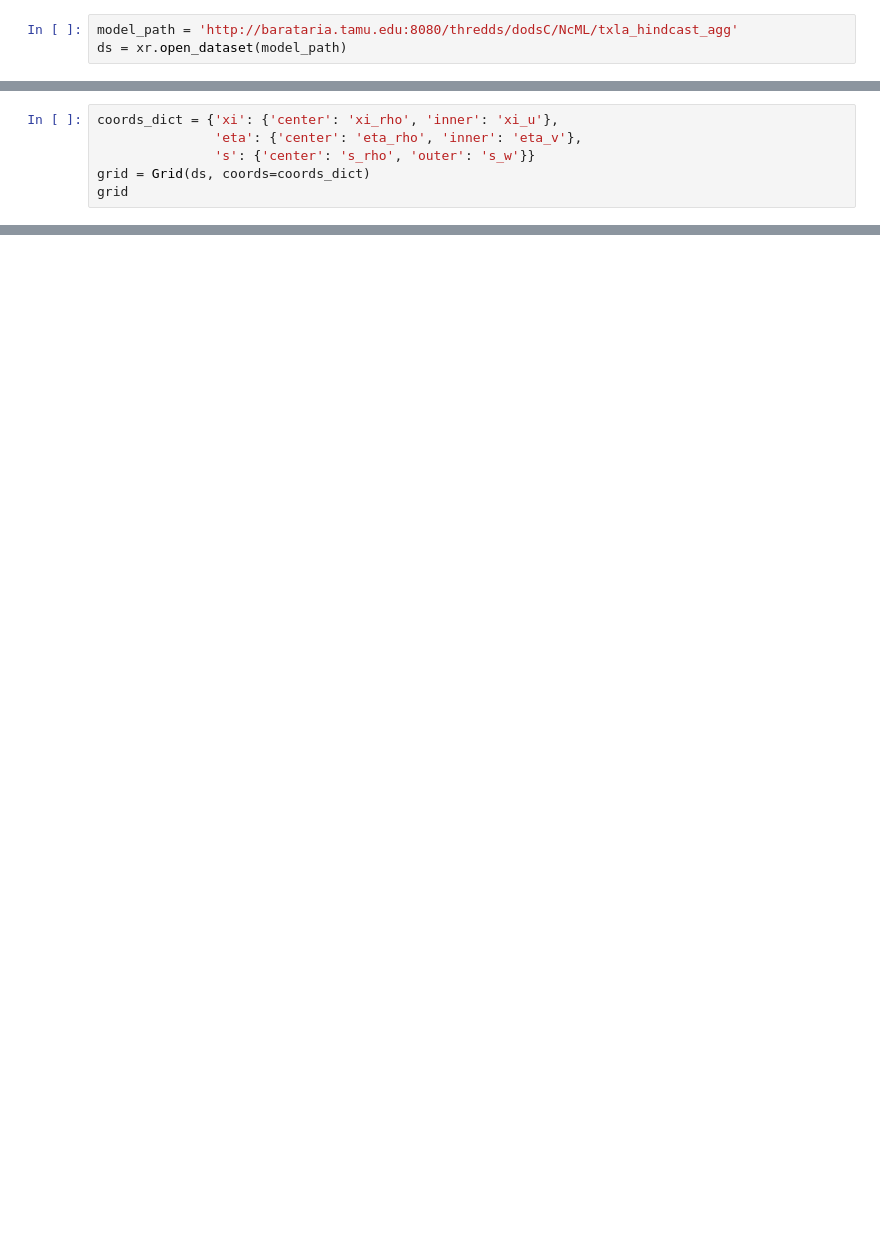
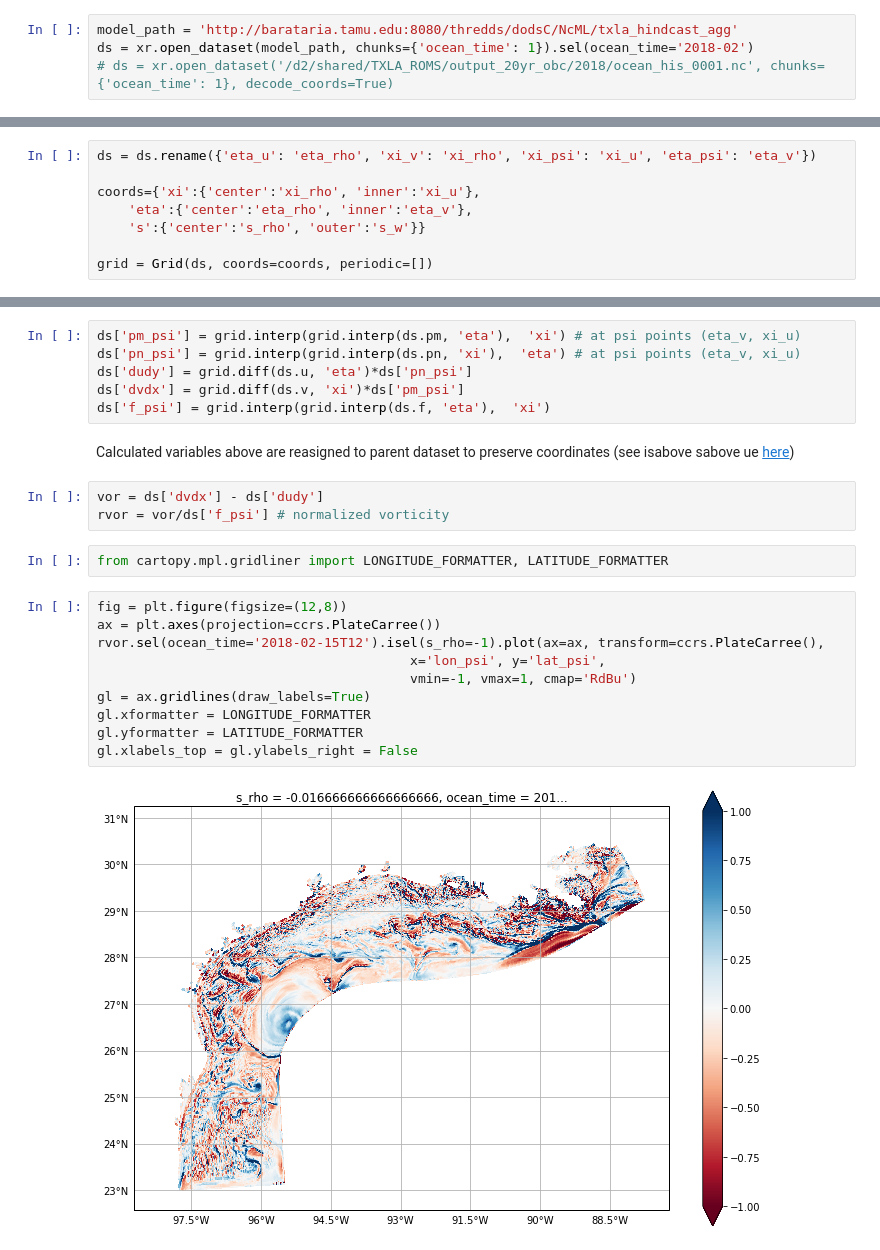
Before and after one commit to vrx-/notebooks, a Jupyter notebook: xgcm/xgcm_roms.ipynb, the cells around one changed output, grey strips where cells are left out. Cells and saved outputs as stored; diff of their text form; blank space fills up the shorter version.

Commit message:
including coordinates

```diff
--- a/xgcm/xgcm_roms.ipynb
+++ b/xgcm/xgcm_roms.ipynb
@@ -10,3 +9,4 @@ from IPython.core.display import SVG, HTML
 # %%
 model_path = 'http://barataria.tamu.edu:8080/thredds/dodsC/NcML/txla_hindcast_agg'
-ds = xr.open_dataset(model_path)
+ds = xr.open_dataset(model_path, chunks={'ocean_time': 1}).sel(ocean_time='2018-02')
+# ds = xr.open_dataset('/d2/shared/TXLA_ROMS/output_20yr_obc/2018/ocean_his_0001.nc', chunks={'ocean_time': 1}, decode_coords=True)
@@ -50,6 +37,8 @@ ds = rename_redundant_dim(ds, rename_dict);
 # %%
-coords_dict = {'xi': {'center': 'xi_rho', 'inner': 'xi_u'},
-               'eta': {'center': 'eta_rho', 'inner': 'eta_v'},
-               's': {'center': 's_rho', 'outer': 's_w'}}
-grid = Grid(ds, coords=coords_dict)
-grid
+ds = ds.rename({'eta_u': 'eta_rho', 'xi_v': 'xi_rho', 'xi_psi': 'xi_u', 'eta_psi': 'eta_v'})
+
+coords={'xi':{'center':'xi_rho', 'inner':'xi_u'},
+    'eta':{'center':'eta_rho', 'inner':'eta_v'},
+    's':{'center':'s_rho', 'outer':'s_w'}}
+
+grid = Grid(ds, coords=coords, periodic=[])
@@ -128,0 +61,25 @@ array([[[-17.180014, -16.964424, ...,   6.791047,   6.938031],
+# %%
+ds['pm_psi'] = grid.interp(grid.interp(ds.pm, 'eta'),  'xi') # at psi points (eta_v, xi_u)
+ds['pn_psi'] = grid.interp(grid.interp(ds.pn, 'xi'),  'eta') # at psi points (eta_v, xi_u)
+ds['dudy'] = grid.diff(ds.u, 'eta')*ds['pn_psi']
+ds['dvdx'] = grid.diff(ds.v, 'xi')*ds['pm_psi']
+ds['f_psi'] = grid.interp(grid.interp(ds.f, 'eta'),  'xi')
+# %% [markdown]
+Calculated variables above are reasigned to parent dataset to preserve coordinates (see isabove sabove ue [here](https://github.com/xgcm/xgcm/issues/150#issuecomment-537069055))
+# %%
+vor = ds['dvdx'] - ds['dudy']
+rvor = vor/ds['f_psi'] # normalized vorticity
+# %%
+from cartopy.mpl.gridliner import LONGITUDE_FORMATTER, LATITUDE_FORMATTER
+# %%
+fig = plt.figure(figsize=(12,8))
+ax = plt.axes(projection=ccrs.PlateCarree())
+rvor.sel(ocean_time='2018-02-15T12').isel(s_rho=-1).plot(ax=ax, transform=ccrs.PlateCarree(),
+                                        x='lon_psi', y='lat_psi',
+                                        vmin=-1, vmax=1, cmap='RdBu')
+gl = ax.gridlines(draw_labels=True)
+gl.xformatter = LONGITUDE_FORMATTER
+gl.yformatter = LATITUDE_FORMATTER
+gl.xlabels_top = gl.ylabels_right = False
+# %% [output]
+[figure, added]
```
Also changed, not shown: parts of 21 cells of this notebook, 11 other files.
